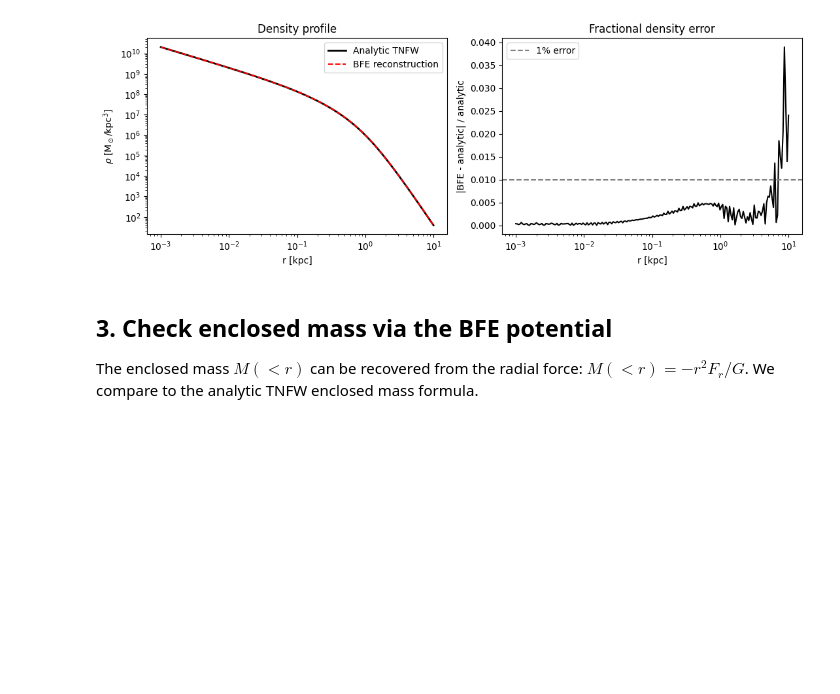
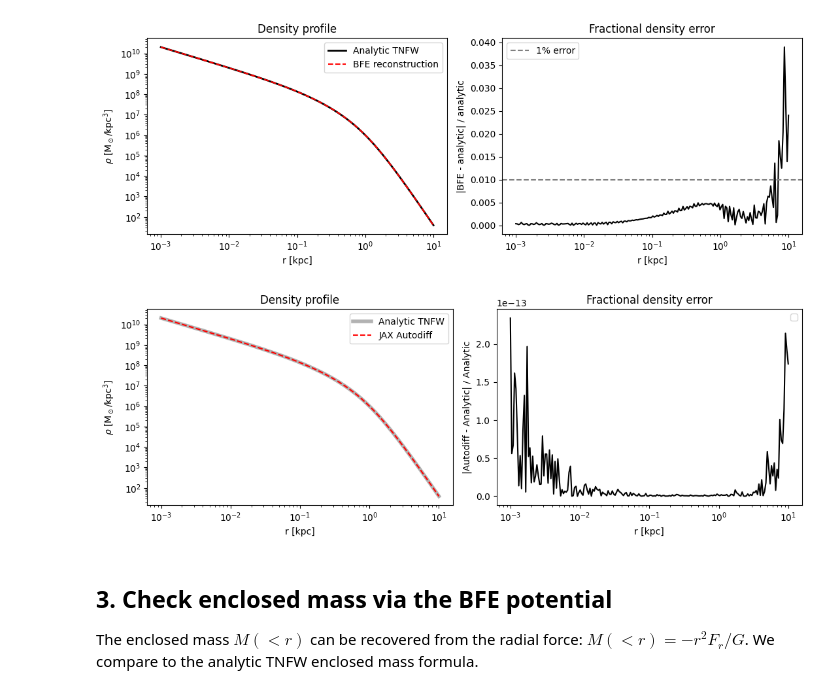
Before and after one commit to jnibauer/streamsculptor, a Jupyter notebook: streamsculptor/examples/tnfw_example.ipynb, the cells around one changed output. Cells and saved outputs as stored; diff of their text form; code cells hidden in the pictures; blank space fills up the shorter version.

```diff
--- a/streamsculptor/examples/tnfw_example.ipynb
+++ b/streamsculptor/examples/tnfw_example.ipynb
@@ -24,6 +24,7 @@ import matplotlib.pyplot as plt
 import streamsculptor as ssc
 from streamsculptor import potential
 from streamsculptor.tnfw import TNFWPotential, TNFWSubhaloLinePotential
+usys = ssc.usys
 # %% [markdown]
 ## 1. Build a single `TNFWPotential`
 
@@ -102,3 +139,33 @@ rhos=4.955e+07 Msun/kpc^3,  rs=0.444 kpc,  ft=0.927,  rt=1.035 kpc
+# %%
+# --- PLOTTING ---
+r_plot = jnp.logspace(-3, 1, 200)
+
+# Evaluate both using vmap
+rho_autodiff = jax.vmap(tnfw_density_autodiff)(r_plot)
+rho_true     = jax.vmap(tnfw_density_analytic)(r_plot)
+
+fig, axes = plt.subplots(1, 2, figsize=(11, 4))
+
+axes[0].loglog(r_plot, rho_true, 'k-',  lw=4, alpha=0.3, label='Analytic TNFW')
+axes[0].loglog(r_plot, rho_autodiff,  'r--', lw=1.5, label='JAX Autodiff')
+axes[0].set_xlabel('r [kpc]')
+axes[0].set_ylabel(r'$\rho$ [M$_\odot$/kpc$^3$]')
+axes[0].set_title('Density profile')
+axes[0].legend()
+
+# Calculate fractional error
+frac_err = np.abs(np.array(rho_autodiff) - np.array(rho_true)) / np.array(rho_true)
+
+axes[1].semilogx(r_plot, frac_err, 'k-')
+axes[1].set_xlabel('r [kpc]')
+axes[1].set_ylabel('|Autodiff - Analytic| / Analytic')
+axes[1].set_title('Fractional density error')
+axes[1].legend()
+
+plt.tight_layout()
+plt.show()
+# %% [output]
+[figure, added]
 # %% [markdown]
 ## 3. Check enclosed mass via the BFE potential
 
```
Also changed, not shown: parts of 4 cells of this notebook, 3 other files.
